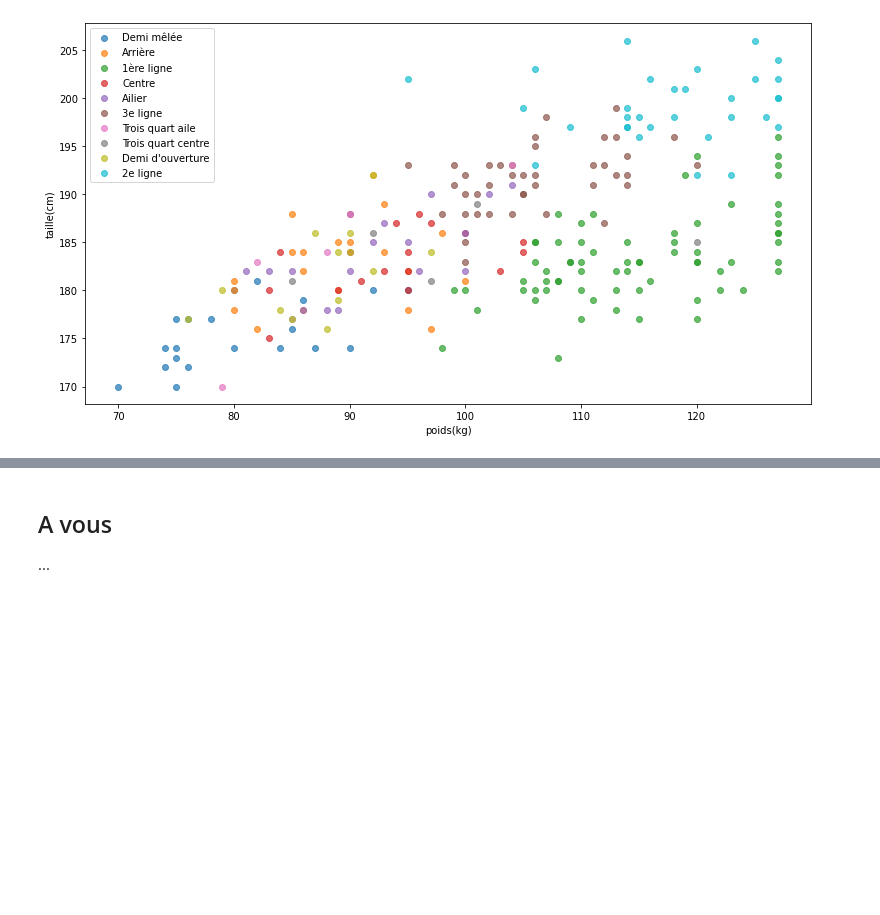
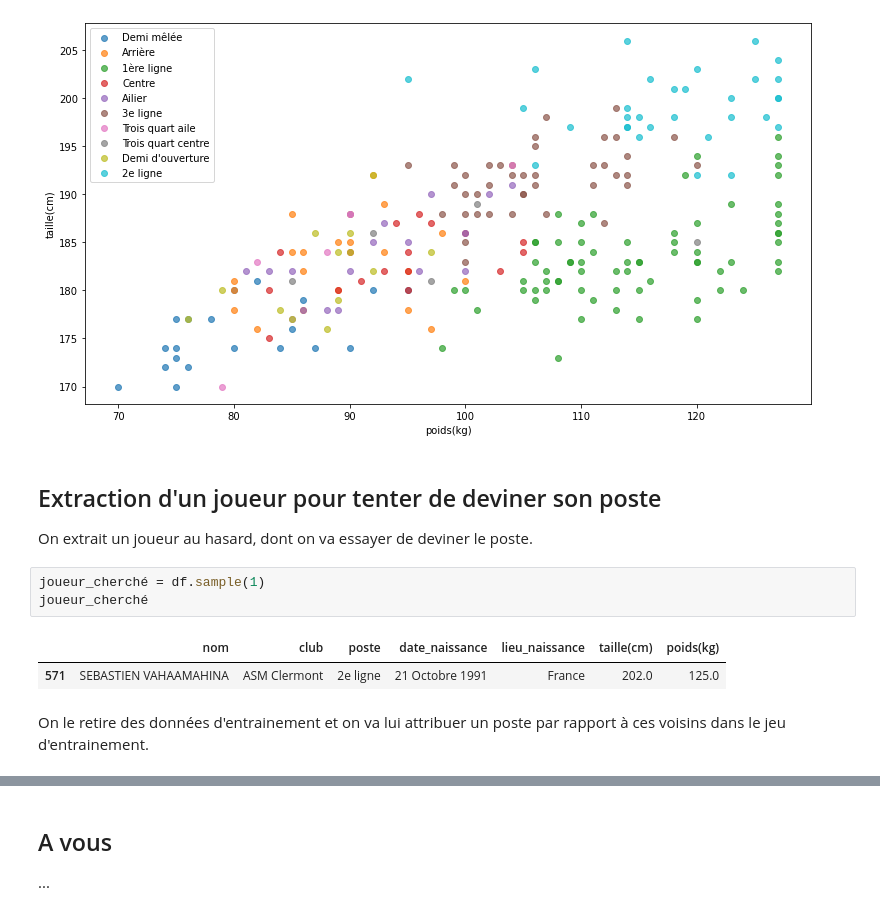
Before and after one commit to ananikomlan/k-plus-proches-voisins, a Jupyter notebook: top-14/top-14.ipynb, the cells around one changed output, grey strips where cells are left out. Drawn from its saved outputs; the diff is of its cells as text; blank space fills up the shorter version.

Commit message:
TOP-14 deviner un vrai joeur choisi au hasard plutot

```diff
--- a/top-14/top-14.ipynb
+++ b/top-14/top-14.ipynb
@@ -56,3 +56,15 @@ def tracé_graph():
 tracé_graph()
 # %% [output]
 [figure]
+# %% [markdown]
+## Extraction d'un joueur pour tenter de deviner son poste
+
+On extrait un joueur au hasard, dont on va essayer de deviner le poste.
+# %%
+joueur_cherché = df.sample(1)
+joueur_cherché
+# %% [output]
+|  | nom | club | poste | date_naissance | lieu_naissance | taille(cm) | poids(kg) |
+| 571 | SEBASTIEN VAHAAMAHINA | ASM Clermont | 2e ligne | 21 Octobre 1991 | France | 202.0 | 125.0 |
+# %% [markdown]
+On le retire des données d'entrainement et on va lui attribuer un poste par rapport à ces voisins dans le jeu d'entrainement.
```
Also changed, not shown: parts of 3 cells of this notebook.
